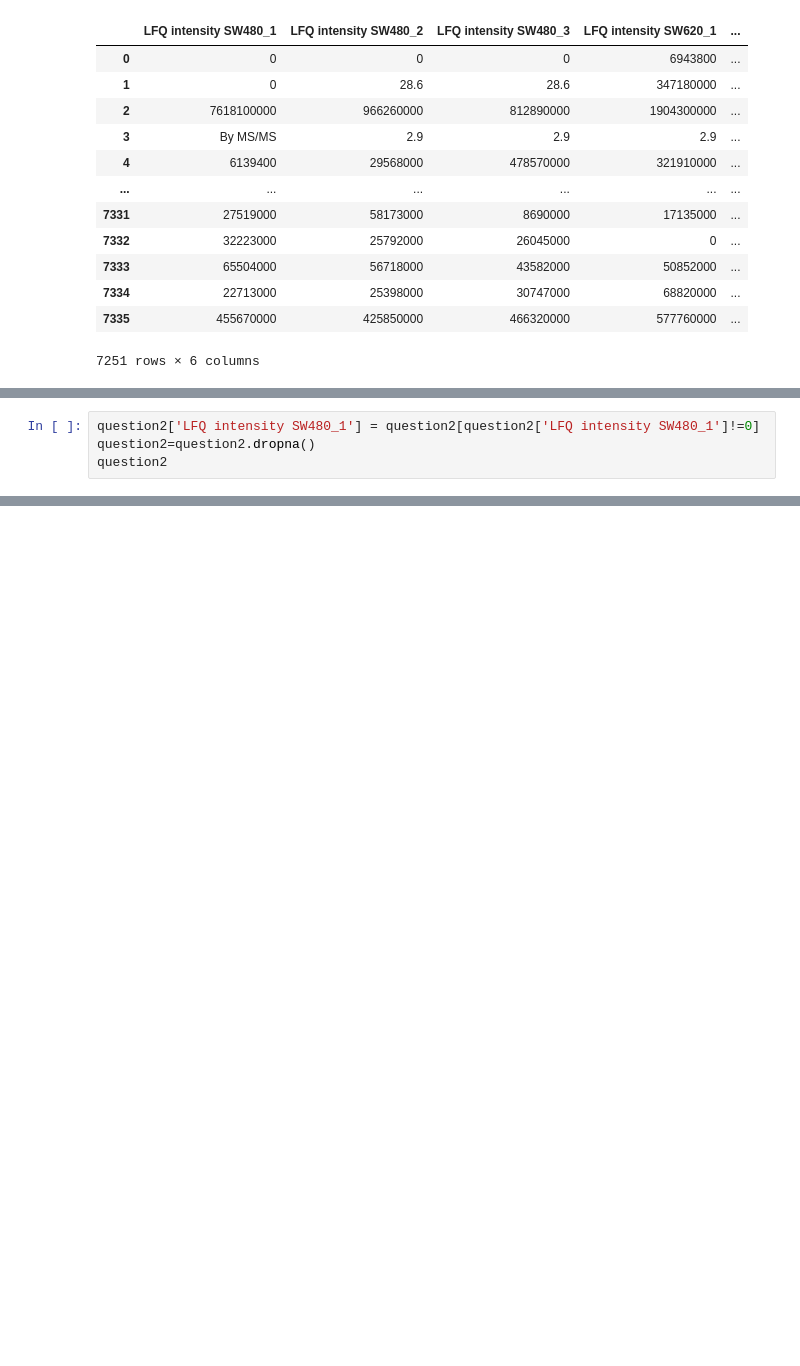
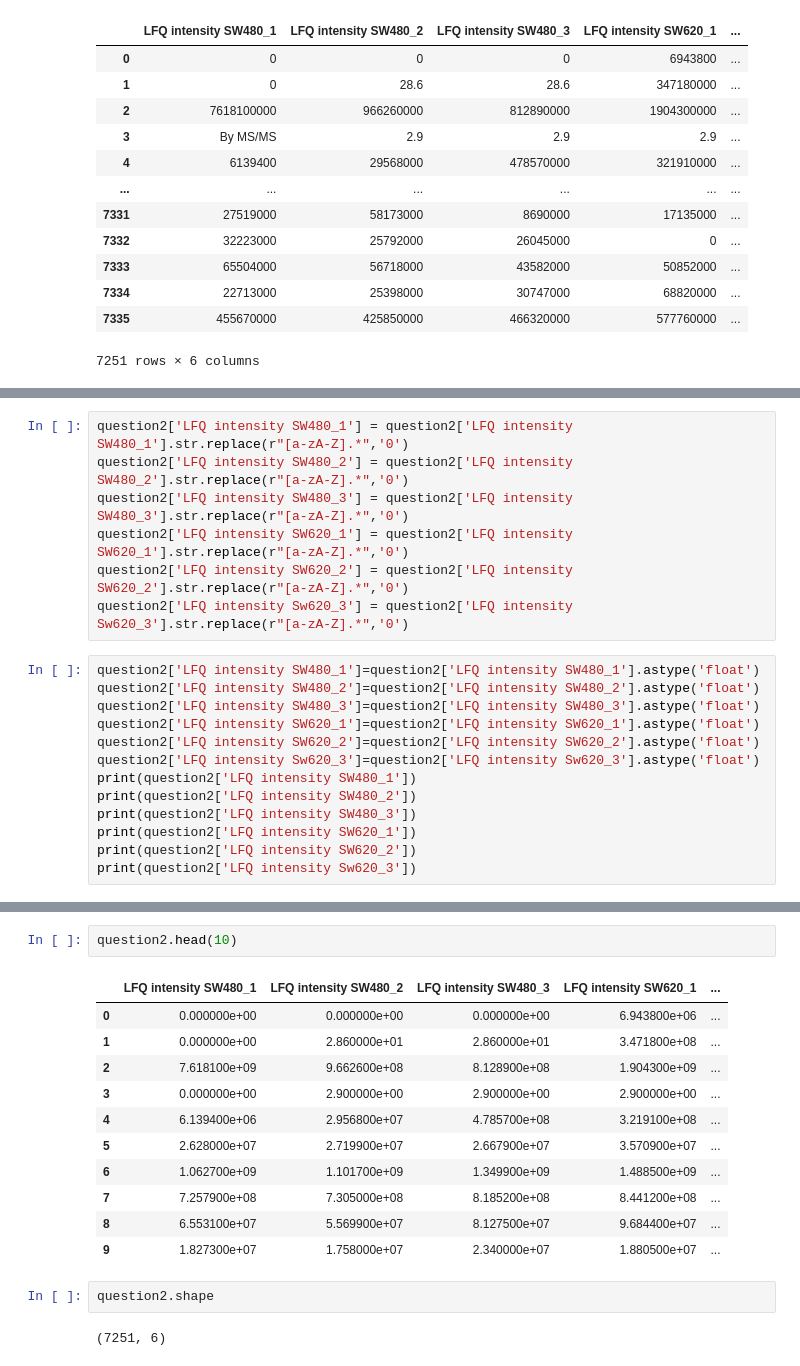
Before and after one commit to imoisharma/Proteomics, a Jupyter notebook: data9.ipynb, the cells around one changed output, grey strips where cells are left out. Drawn from its saved outputs; the diff is of its cells as text; blank space fills up the shorter version.

```diff
--- a/data9.ipynb
+++ b/data9.ipynb
@@ -107,4 +84,0 @@ dtype('float64')
-# %%
-question2['LFQ intensity SW480_1'] = question2[question2['LFQ intensity SW480_1']!=0]
-question2=question2.dropna()
-question2
@@ -124,0 +85,20 @@ question2
+# %%
+question2['LFQ intensity SW480_1'] = question2['LFQ intensity SW480_1'].str.replace(r"[a-zA-Z].*",'0')
+question2['LFQ intensity SW480_2'] = question2['LFQ intensity SW480_2'].str.replace(r"[a-zA-Z].*",'0')
+question2['LFQ intensity SW480_3'] = question2['LFQ intensity SW480_3'].str.replace(r"[a-zA-Z].*",'0')
+question2['LFQ intensity SW620_1'] = question2['LFQ intensity SW620_1'].str.replace(r"[a-zA-Z].*",'0')
+question2['LFQ intensity SW620_2'] = question2['LFQ intensity SW620_2'].str.replace(r"[a-zA-Z].*",'0')
+question2['LFQ intensity Sw620_3'] = question2['LFQ intensity Sw620_3'].str.replace(r"[a-zA-Z].*",'0')
+# %%
+question2['LFQ intensity SW480_1']=question2['LFQ intensity SW480_1'].astype('float')
+question2['LFQ intensity SW480_2']=question2['LFQ intensity SW480_2'].astype('float')
+question2['LFQ intensity SW480_3']=question2['LFQ intensity SW480_3'].astype('float')
+question2['LFQ intensity SW620_1']=question2['LFQ intensity SW620_1'].astype('float')
+question2['LFQ intensity SW620_2']=question2['LFQ intensity SW620_2'].astype('float')
+question2['LFQ intensity Sw620_3']=question2['LFQ intensity Sw620_3'].astype('float')
+print(question2['LFQ intensity SW480_1'])
+print(question2['LFQ intensity SW480_2'])
+print(question2['LFQ intensity SW480_3'])
+print(question2['LFQ intensity SW620_1'])
+print(question2['LFQ intensity SW620_2'])
+print(question2['LFQ intensity Sw620_3'])
@@ -124,0 +123,18 @@ question2
+# %%
+question2.head(10)
+# %% [output]
+|  | LFQ intensity SW480_1 | LFQ intensity SW480_2 | LFQ intensity SW480_3 | LFQ intensity SW620_1 | ... |
+| 0 | 0.000000e+00 | 0.000000e+00 | 0.000000e+00 | 6.943800e+06 | ... |
+| 1 | 0.000000e+00 | 2.860000e+01 | 2.860000e+01 | 3.471800e+08 | ... |
+| 2 | 7.618100e+09 | 9.662600e+08 | 8.128900e+08 | 1.904300e+09 | ... |
+| 3 | 0.000000e+00 | 2.900000e+00 | 2.900000e+00 | 2.900000e+00 | ... |
+| 4 | 6.139400e+06 | 2.956800e+07 | 4.785700e+08 | 3.219100e+08 | ... |
+| 5 | 2.628000e+07 | 2.719900e+07 | 2.667900e+07 | 3.570900e+07 | ... |
+| 6 | 1.062700e+09 | 1.101700e+09 | 1.349900e+09 | 1.488500e+09 | ... |
+| 7 | 7.257900e+08 | 7.305000e+08 | 8.185200e+08 | 8.441200e+08 | ... |
+| 8 | 6.553100e+07 | 5.569900e+07 | 8.127500e+07 | 9.684400e+07 | ... |
+| 9 | 1.827300e+07 | 1.758000e+07 | 2.340000e+07 | 1.880500e+07 | ... |
+# %%
+question2.shape
+# %% [output]
+(7251, 6)
```
Also changed, not shown: parts of 25 cells of this notebook, 5 other files.
